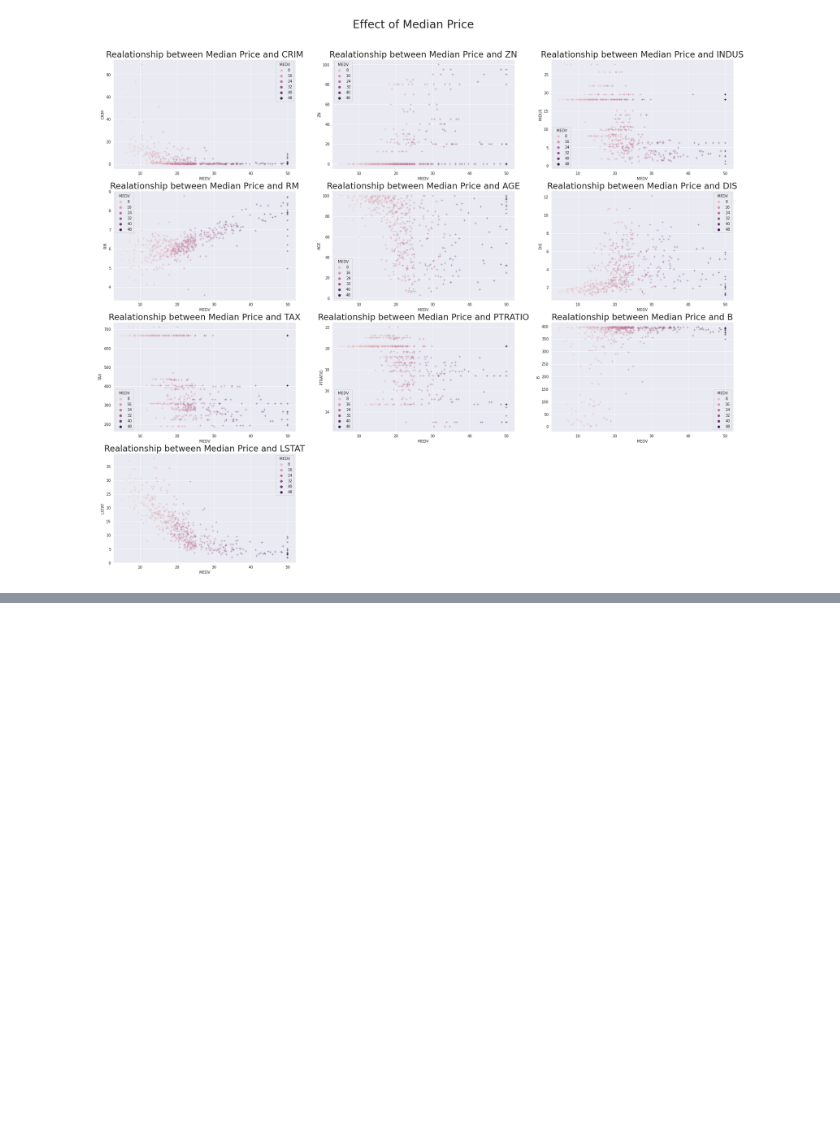
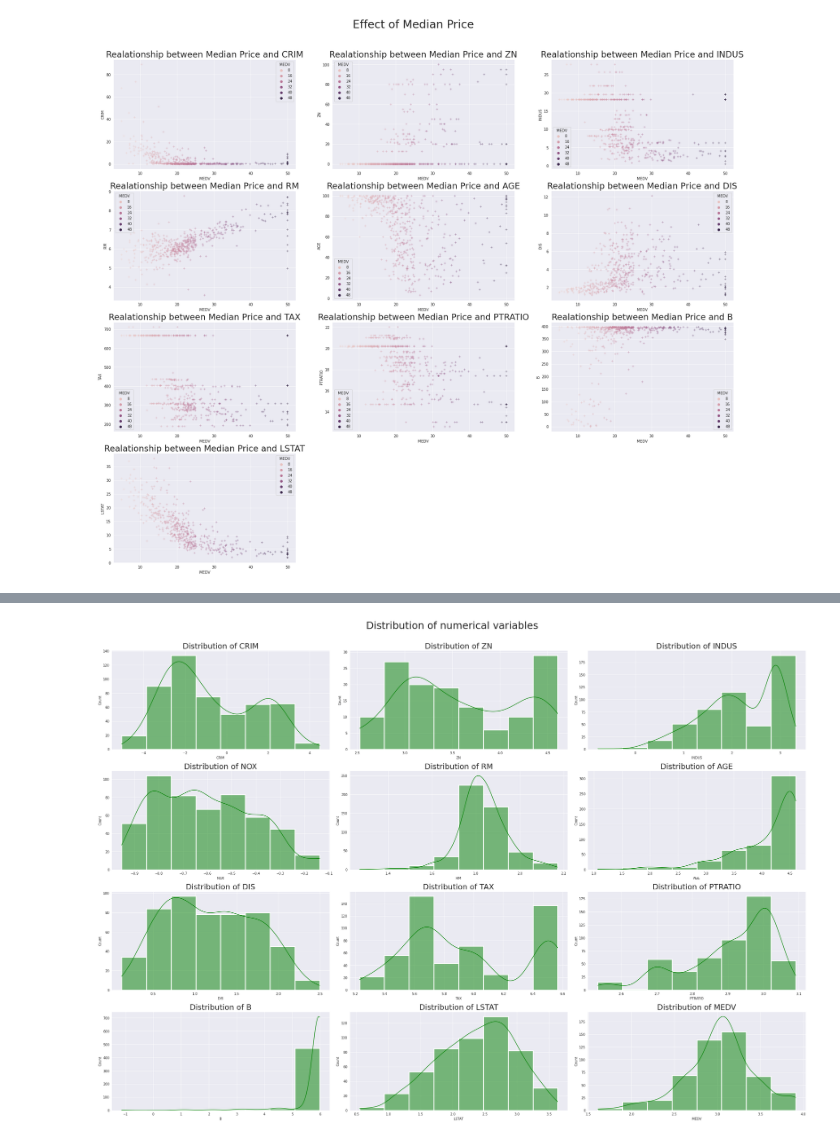
Before and after one commit to goswamimohit/Housing-, a Jupyter notebook: Housing_EDA1.ipynb, the cells around one changed output, grey strips where cells are left out. Cells and saved outputs as stored; diff of their text form; code cells hidden in the pictures; blank space fills up the shorter version.

```diff
--- a/Housing_EDA1.ipynb
+++ b/Housing_EDA1.ipynb
@@ -254,0 +281,16 @@ plt.show()
+# %%
+sns.set_style('darkgrid')
+count=1
+plt.subplots(figsize=(30, 25))
+for i in numericals:
+    plt.subplot(5,3,count)
+    ax = plt.gca()
+    sns.histplot(housing_tr[i],kde=True,bins=8, palette="Set2", linewidth=2.5,color='g')
+    ax.set_title("Distribution of {}".format(i), fontsize=23)
+    count+=1
+    plt.tight_layout()
+# plt.suptitle("Outlier detection with help of boxblot", size=25)
+plt.suptitle('Distribution of numerical variables', y=1.03, fontsize=30)
+plt.show()
+# %% [output]
+[figure, added]
```
Also changed, not shown: parts of 16 cells of this notebook.
